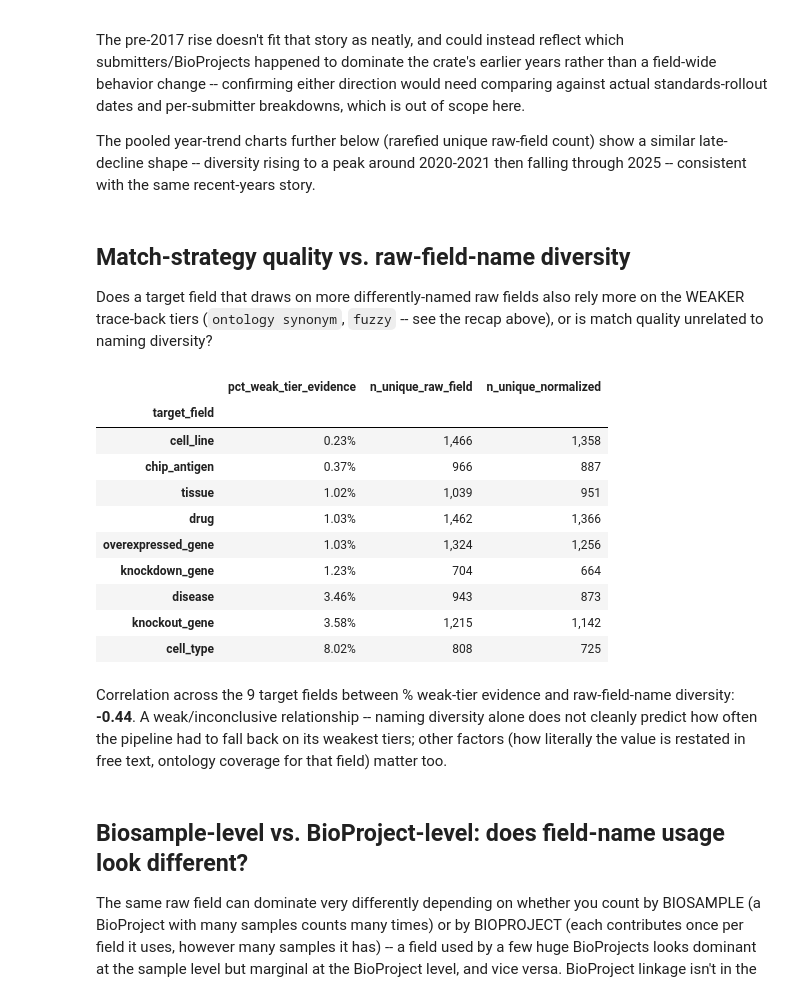
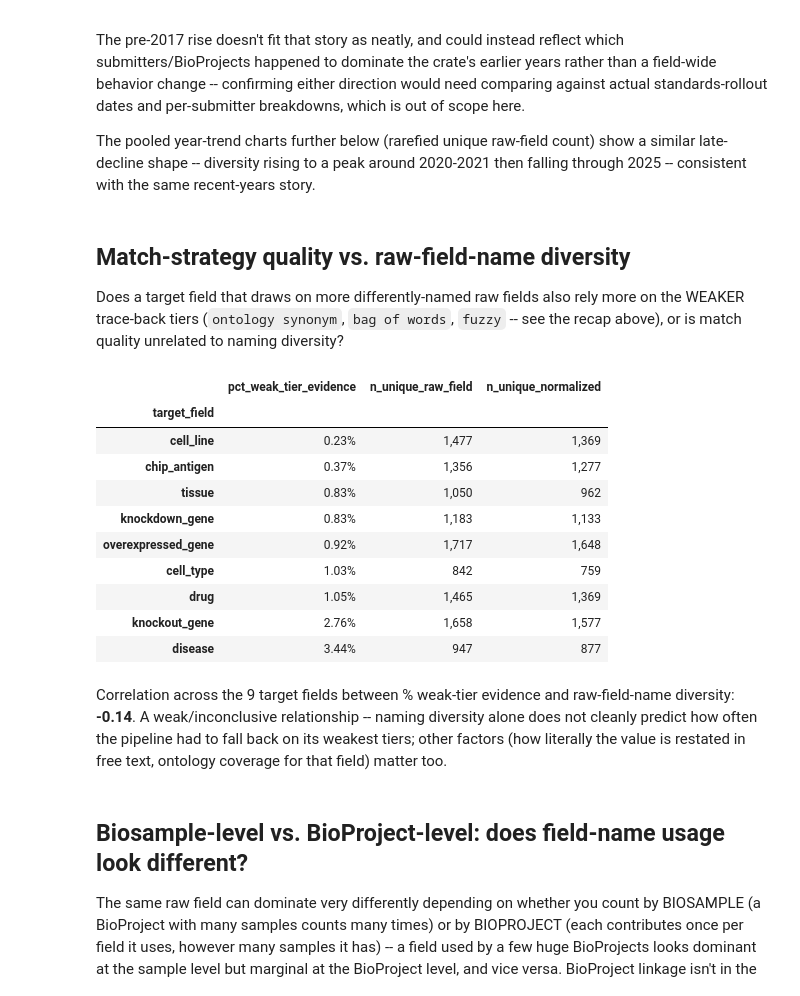
Before and after one commit to nuriafari/BH26_BioSample_bsllmner_mk2_value_provenance, a Jupyter notebook: notebooks/biosample_trace_back_analysis.ipynb, the cells around one changed output. Saved outputs shown, nothing was run; the diff lists cells and outputs as text; code cells hidden in the pictures.

```diff
--- a/notebooks/biosample_trace_back_analysis.ipynb
+++ b/notebooks/biosample_trace_back_analysis.ipynb
@@ -65,7 +64,7 @@ Its own `raw_field`/`curated_fields` names are backwards from what they sound li
 `explode_raw_fields` drops `strategy == "not found"` rows (nothing to attribute a source field to) and turns the list-valued `raw_field` column into one row per (extracted value, evidence field) pair -- a value matched in two different raw fields counts as evidence for both.
 # %%
 # LOAD AND JOIN: trace-back rows, per-accession metadata, exploded to one row per evidence field
-trace_back = rename_for_analysis(pd.read_parquet(TRACE_BACK_FULL_PARQUET))
+trace_back = pd.read_parquet(TRACE_BACK_FULL_PARQUET)
 
 metadata = pd.read_parquet(BIOSAMPLE_METADATA_PARQUET).drop_duplicates("accession")
 metadata["year_submission"] = pd.to_datetime(metadata["submission_date"], format="mixed", utc=True, errors="coerce").dt.year
@@ -522,37 +518,38 @@ The pooled year-trend charts further below (rarefied unique raw-field count) sho
 # %% [markdown]
 ## Match-strategy quality vs. raw-field-name diversity
 
-Does a target field that draws on more differently-named raw fields also rely more on the WEAKER trace-back tiers (`ontology synonym`, `fuzzy` -- see the recap above), or is match quality unrelated to naming diversity?
+Does a target field that draws on more differently-named raw fields also rely more on the WEAKER trace-back tiers (`ontology synonym`, `bag of words`, `fuzzy` -- see the recap above), or is match quality unrelated to naming diversity?
 # %%
 # % OF FOUND EVIDENCE VIA WEAK TIERS, VS. RAW-FIELD-NAME DIVERSITY, PER TARGET FIELD
 def strategy_vs_diversity(trace_back: pd.DataFrame, exploded: pd.DataFrame) -> pd.DataFrame:
     strategy_counts = trace_back.groupby(["target_field", "strategy"]).size().unstack(fill_value=0)
-    weak = strategy_counts.get("fuzzy", 0) + strategy_counts.get("ontology synonym", 0)
+    weak_tiers = ["ontology synonym", "bag of words", "fuzzy"]
+    weak = sum(strategy_counts.get(tier, 0) for tier in weak_tiers)
     total_found = strategy_counts.drop(columns=["not found"], errors="ignore").sum(axis=1)
     table = pd.DataFrame(
         {
             "pct_weak_tier_evidence": 100 * weak / total_found,
             "n_unique_raw_field": exploded.groupby("target_field")["raw_field"].nunique(),
             "n_unique_normalized": exploded.groupby("target_field")["raw_field_norm"].nunique(),
         }
     ).sort_values("pct_weak_tier_evidence")
     return table
 
 
 strategy_diversity_table = strategy_vs_diversity(trace_back, exploded)
 strategy_diversity_table.style.format({"pct_weak_tier_evidence": "{:.2f}%", "n_unique_raw_field": "{:,}", "n_unique_normalized": "{:,}"})
 # %% [output]
 |  | pct_weak_tier_evidence | n_unique_raw_field | n_unique_normalized |
 | target_field |  |  |  |
-| cell_line | 0.23% | 1,466 | 1,358 |
-| chip_antigen | 0.37% | 966 | 887 |
-| tissue | 1.02% | 1,039 | 951 |
-| drug | 1.03% | 1,462 | 1,366 |
-| overexpressed_gene | 1.03% | 1,324 | 1,256 |
-| knockdown_gene | 1.23% | 704 | 664 |
-| disease | 3.46% | 943 | 873 |
-| knockout_gene | 3.58% | 1,215 | 1,142 |
-| cell_type | 8.02% | 808 | 725 |
+| cell_line | 0.23% | 1,477 | 1,369 |
+| chip_antigen | 0.37% | 1,356 | 1,277 |
+| tissue | 0.83% | 1,050 | 962 |
+| knockdown_gene | 0.83% | 1,183 | 1,133 |
+| overexpressed_gene | 0.92% | 1,717 | 1,648 |
+| cell_type | 1.03% | 842 | 759 |
+| drug | 1.05% | 1,465 | 1,369 |
+| knockout_gene | 2.76% | 1,658 | 1,577 |
+| disease | 3.44% | 947 | 877 |
 # %%
 # CORRELATION: DOES MORE RAW-FIELD DIVERSITY MEAN MORE RELIANCE ON WEAK-TIER MATCHES?
 corr = strategy_diversity_table["pct_weak_tier_evidence"].corr(strategy_diversity_table["n_unique_raw_field"])
@@ -562,7 +559,7 @@ md(
     + " -- naming diversity alone does not cleanly predict how often the pipeline had to fall back on its weakest tiers; other factors (how literally the value is restated in free text, ontology coverage for that field) matter too."
 )
 # %% [output]
-Correlation across the 9 target fields between % weak-tier evidence and raw-field-name diversity: **-0.44**. A weak/inconclusive relationship -- naming diversity alone does not cleanly predict how often the pipeline had to fall back on its weakest tiers; other factors (how literally the value is restated in free text, ontology coverage for that field) matter too.
+Correlation across the 9 target fields between % weak-tier evidence and raw-field-name diversity: **-0.14**. A weak/inconclusive relationship -- naming diversity alone does not cleanly predict how often the pipeline had to fall back on its weakest tiers; other factors (how literally the value is restated in free text, ontology coverage for that field) matter too.
 # %% [markdown]
 ## Biosample-level vs. BioProject-level: does field-name usage look different?
 
```
Also changed, not shown: parts of 38 cells of this notebook, 1 other file.
